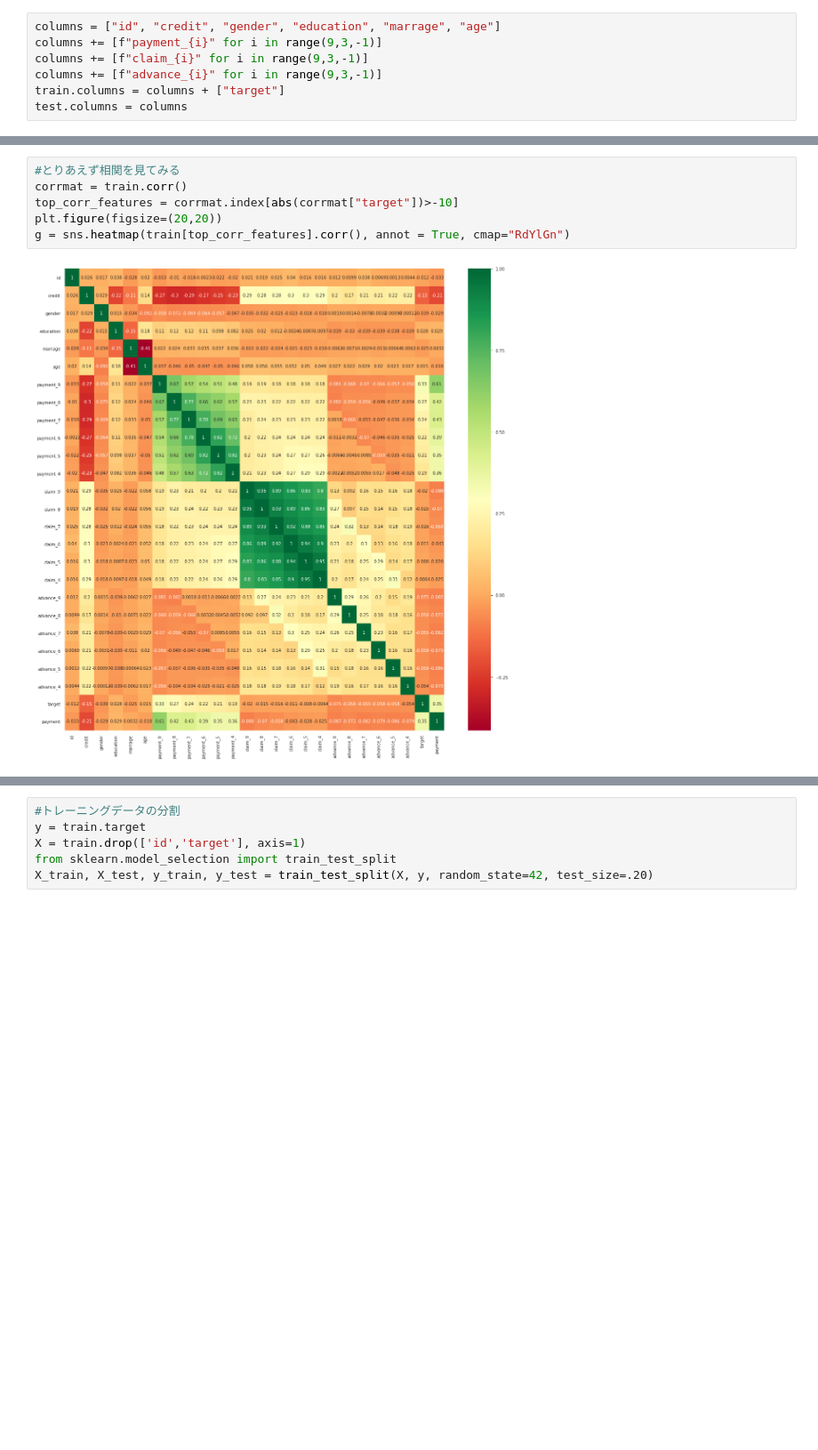
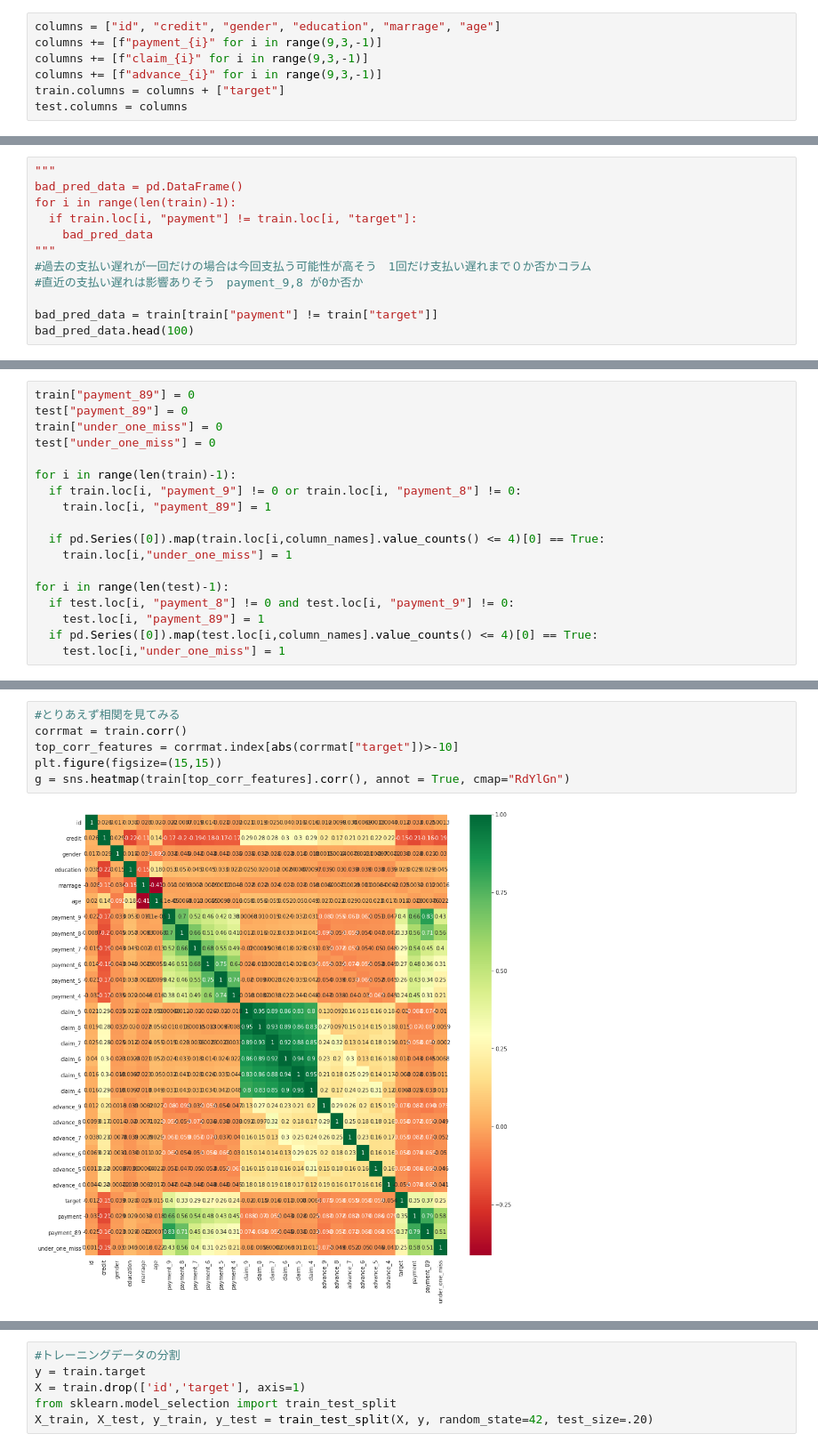
Before and after one commit to takumi5757/git_probspace, a Jupyter notebook: credit_compe.ipynb, the cells around one changed output, grey strips where cells are left out. Shown: that part at 89% size. Saved outputs shown, nothing was run; the diff lists cells and outputs as text; blank space fills up the shorter version.

```diff
--- a/credit_compe.ipynb
+++ b/credit_compe.ipynb
@@ -51,0 +77,12 @@ test.columns = columns
+# %%
+"""
+bad_pred_data = pd.DataFrame()
+for i in range(len(train)-1):
+  if train.loc[i, "payment"] != train.loc[i, "target"]:
+    bad_pred_data
+"""
+#過去の支払い遅れが一回だけの場合は今回支払う可能性が高そう　1回だけ支払い遅れまで０か否かコラム
+#直近の支払い遅れは影響ありそう　payment_9,8 が0か否か
+
+bad_pred_data = train[train["payment"] != train["target"]]
+bad_pred_data.head(100)
@@ -52 +108,19 @@ test.columns = columns
+# %%
+train["payment_89"] = 0
+test["payment_89"] = 0
+train["under_one_miss"] = 0
+test["under_one_miss"] = 0
+
+for i in range(len(train)-1):
+  if train.loc[i, "payment_9"] != 0 or train.loc[i, "payment_8"] != 0:
+    train.loc[i, "payment_89"] = 1
+
+  if pd.Series([0]).map(train.loc[i,column_names].value_counts() <= 4)[0] == True:
+    train.loc[i,"under_one_miss"] = 1
+
+for i in range(len(test)-1):
+  if test.loc[i, "payment_8"] != 0 and test.loc[i, "payment_9"] != 0:
+    test.loc[i, "payment_89"] = 1
+  if pd.Series([0]).map(test.loc[i,column_names].value_counts() <= 4)[0] == True:
+    test.loc[i,"under_one_miss"] = 1
 # %%
@@ -128,11 +146,11 @@ train.head(10)
 # %%
 #とりあえず相関を見てみる
 corrmat = train.corr()
 top_corr_features = corrmat.index[abs(corrmat["target"])>-10]
-plt.figure(figsize=(20,20))
+plt.figure(figsize=(15,15))
 g = sns.heatmap(train[top_corr_features].corr(), annot = True, cmap="RdYlGn")
 # %% [output]
-[figure, old version]
+[figure, new version]
 # %%
 #NaNの対処
 nuls = pd.DataFrame(train.isnull().sum().sort_values(ascending = False)[:10])
```
Also changed, not shown: parts of 15 cells of this notebook.
